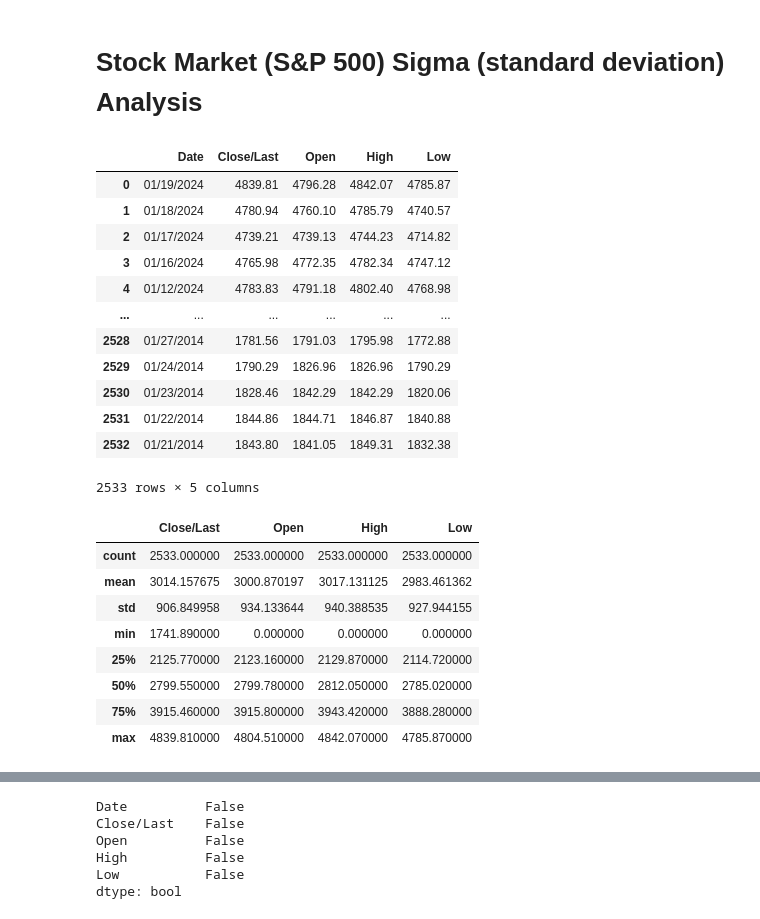
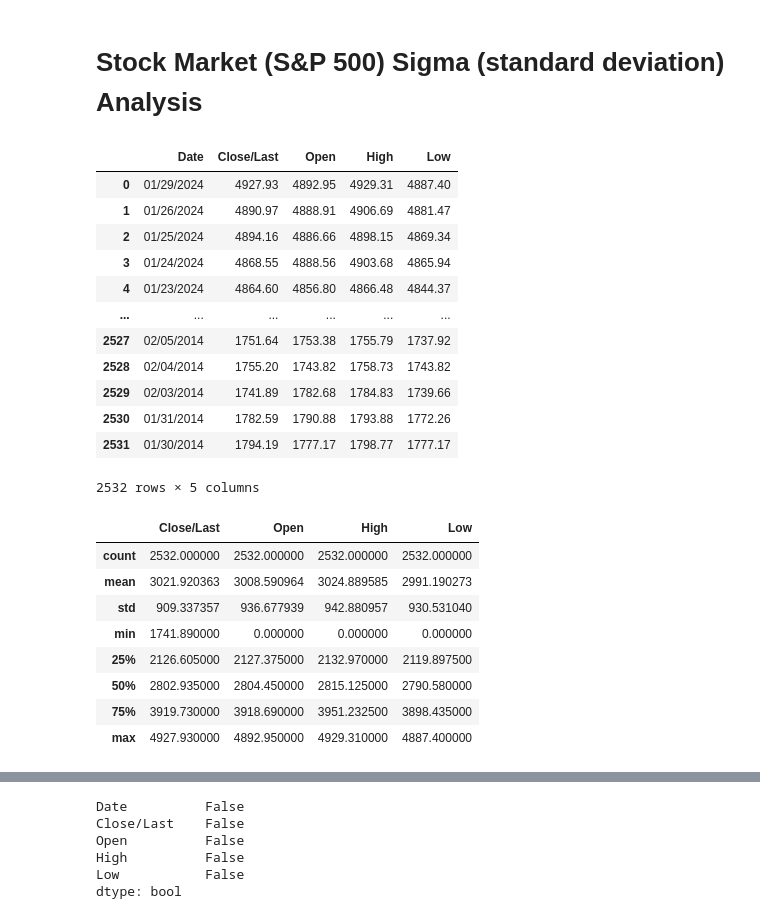
Before and after one commit to JohnBroberg/StockMarketSigma, a Jupyter notebook: StockMarketSigma.ipynb, the cells around one changed output, grey strips where cells are left out. Saved outputs shown, nothing was run; the diff lists cells and outputs as text; code cells hidden in the pictures.

```diff
--- a/StockMarketSigma.ipynb
+++ b/StockMarketSigma.ipynb
@@ -4,58 +4,58 @@
 #created by John Broberg on 2022-05-29
 #inspired by "LET THE WILD RUMPUS BEGIN" by JEREMY GRANTHAM of GMO
 #ref. https://www.gmo.com/globalassets/articles/viewpoints/2022/gmo_let-the-wild-rumpus-begin_1-22.pdf
 
 #https://www.gmo.com/americas/research-library/entering-the-superbubbles-final-act/
 #"...superbubbles – 2.5 to 3 sigma events..."
 #"...ordinary 2 sigma bubbles..."
 #"Ordinary bubbles are, to us, those that reach a 2 sigma deviation from trend. Superbubbles reach 2.5 sigma or greater."
 
 #source data: https://www.nasdaq.com/market-activity/index/spx/historical
 
 #cd
 #cd git/StockMarketSigma
 #git pull https://github.com/JohnBroberg/StockMarketSigma.git
 
 #Get trendline equation
 #https://stackoverflow.com/questions/49460596/add-trendline-with-equation-in-2d-array
 #https://stackoverflow.com/questions/26447191/how-to-add-trendline-in-python-matplotlib-dot-scatter-graphs
 
 
 import pandas as pd
 import numpy as np
 import matplotlib.pyplot as plt
 import seaborn as sns
 
-data = 'HistoricalData_1705883392216.csv'
+data = 'HistoricalData_1706661639427.csv'
 df = pd.read_csv(data)
 
 df
 # %% [output]
 |  | Date | Close/Last | Open | High | Low |
-| 0 | 01/19/2024 | 4839.81 | 4796.28 | 4842.07 | 4785.87 |
-| 1 | 01/18/2024 | 4780.94 | 4760.10 | 4785.79 | 4740.57 |
-| 2 | 01/17/2024 | 4739.21 | 4739.13 | 4744.23 | 4714.82 |
-| 3 | 01/16/2024 | 4765.98 | 4772.35 | 4782.34 | 4747.12 |
-| 4 | 01/12/2024 | 4783.83 | 4791.18 | 4802.40 | 4768.98 |
+| 0 | 01/29/2024 | 4927.93 | 4892.95 | 4929.31 | 4887.40 |
+| 1 | 01/26/2024 | 4890.97 | 4888.91 | 4906.69 | 4881.47 |
+| 2 | 01/25/2024 | 4894.16 | 4886.66 | 4898.15 | 4869.34 |
+| 3 | 01/24/2024 | 4868.55 | 4888.56 | 4903.68 | 4865.94 |
+| 4 | 01/23/2024 | 4864.60 | 4856.80 | 4866.48 | 4844.37 |
 | ... | ... | ... | ... | ... | ... |
-| 2528 | 01/27/2014 | 1781.56 | 1791.03 | 1795.98 | 1772.88 |
-| 2529 | 01/24/2014 | 1790.29 | 1826.96 | 1826.96 | 1790.29 |
-| 2530 | 01/23/2014 | 1828.46 | 1842.29 | 1842.29 | 1820.06 |
-| 2531 | 01/22/2014 | 1844.86 | 1844.71 | 1846.87 | 1840.88 |
-| 2532 | 01/21/2014 | 1843.80 | 1841.05 | 1849.31 | 1832.38 |
+| 2527 | 02/05/2014 | 1751.64 | 1753.38 | 1755.79 | 1737.92 |
+| 2528 | 02/04/2014 | 1755.20 | 1743.82 | 1758.73 | 1743.82 |
+| 2529 | 02/03/2014 | 1741.89 | 1782.68 | 1784.83 | 1739.66 |
+| 2530 | 01/31/2014 | 1782.59 | 1790.88 | 1793.88 | 1772.26 |
+| 2531 | 01/30/2014 | 1794.19 | 1777.17 | 1798.77 | 1777.17 |
-2533 rows × 5 columns
+2532 rows × 5 columns
 # %%
 df.describe()
 # %% [output]
 |  | Close/Last | Open | High | Low |
-| count | 2533.000000 | 2533.000000 | 2533.000000 | 2533.000000 |
-| mean | 3014.157675 | 3000.870197 | 3017.131125 | 2983.461362 |
-| std | 906.849958 | 934.133644 | 940.388535 | 927.944155 |
+| count | 2532.000000 | 2532.000000 | 2532.000000 | 2532.000000 |
+| mean | 3021.920363 | 3008.590964 | 3024.889585 | 2991.190273 |
+| std | 909.337357 | 936.677939 | 942.880957 | 930.531040 |
 | min | 1741.890000 | 0.000000 | 0.000000 | 0.000000 |
-| 25% | 2125.770000 | 2123.160000 | 2129.870000 | 2114.720000 |
-| 50% | 2799.550000 | 2799.780000 | 2812.050000 | 2785.020000 |
-| 75% | 3915.460000 | 3915.800000 | 3943.420000 | 3888.280000 |
-| max | 4839.810000 | 4804.510000 | 4842.070000 | 4785.870000 |
+| 25% | 2126.605000 | 2127.375000 | 2132.970000 | 2119.897500 |
+| 50% | 2802.935000 | 2804.450000 | 2815.125000 | 2790.580000 |
+| 75% | 3919.730000 | 3918.690000 | 3951.232500 | 3898.435000 |
+| max | 4927.930000 | 4892.950000 | 4929.310000 | 4887.400000 |
 # %%
 #remove holidays (Open == 0)
 
```
Also changed, not shown: parts of 14 cells of this notebook, 2 other files.
